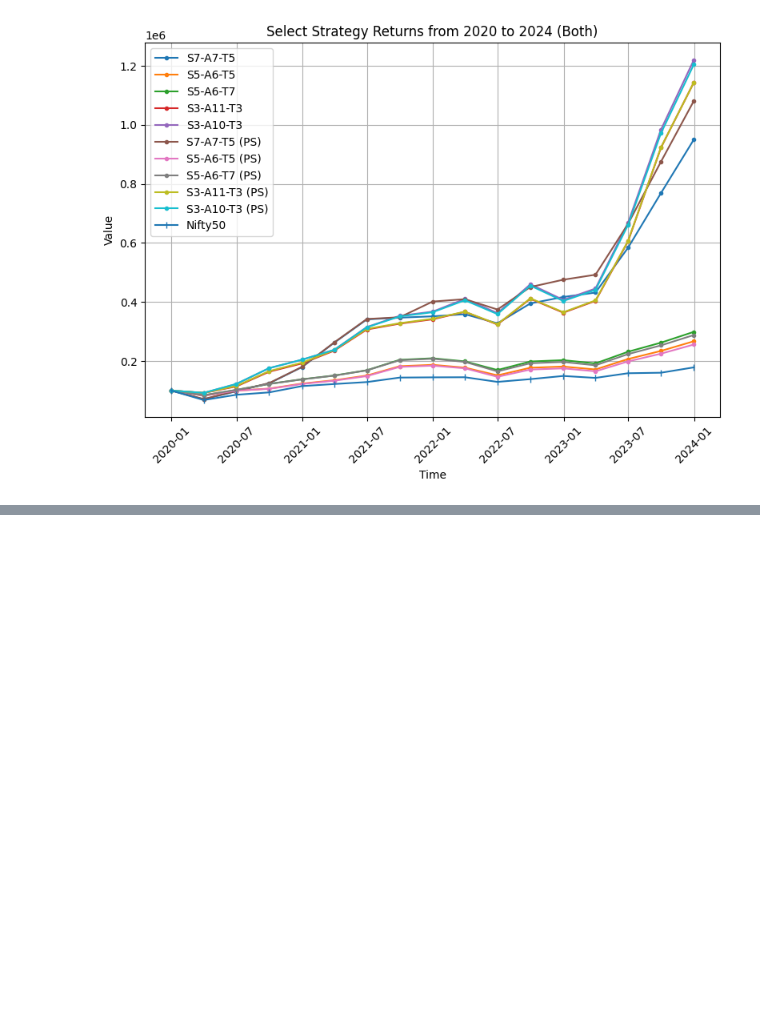
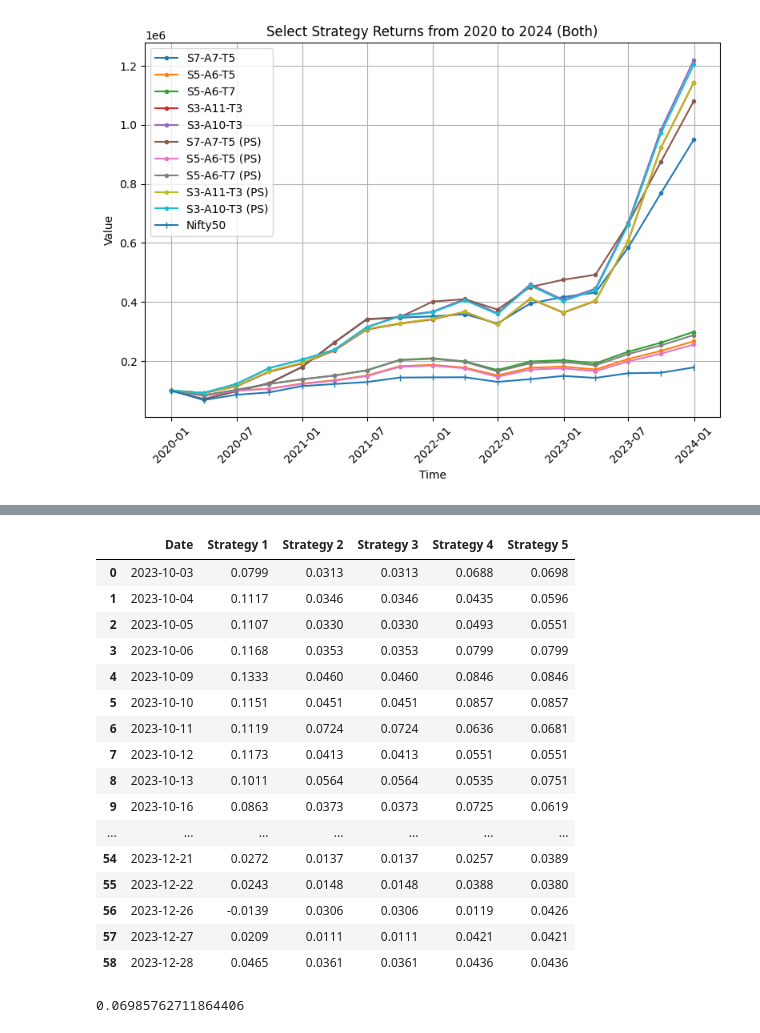
Before and after one commit to oomrawat/Portfolio-Project-FSP, a Jupyter notebook: notebooks/backtesting_results_visualisation_2.ipynb, the cells around one changed output, grey strips where cells are left out. Cells and saved outputs as stored; diff of their text form; code cells hidden in the pictures; blank space fills up the shorter version.

```diff
--- a/notebooks/backtesting_results_visualisation_2.ipynb
+++ b/notebooks/backtesting_results_visualisation_2.ipynb
@@ -1169,0 +1373,44 @@ df_backup[df_backup['Strategy_Combination'].isin(abcd)].sort_values(by='Strategy
+# %%
+df_density_plot = pd.DataFrame(columns=['Date','Strategy 1','Strategy 2','Strategy 3','Strategy 4','Strategy 5'])
+
+df_density_plot['Date'] = backtesting_buying_dates_for_1q_hold_
+
+i = 1
+for strategy, returns in strategy_sell_price_dict.items():
+    if (sum(returns)/len(returns)) > nifty50:
+        # print(strategy, (sum(returns)/len(returns)))
+        super_super_strategies.append(strategy)
+
+        strategy = ast.literal_eval(strategy)
+        ss = math.ceil(strategy[0]/2)
+        wa = strategy[1]
+        atf = strategy[2]
+        label = f'S{ss}-A{wa}-T{atf}'
+        df_density_plot[f'Strategy {i}'] = returns
+        i += 1
+
+df_density_plot.to_csv('../data/density_plot_data.csv', index=False)
+
+df_density_plot
+# %% [output]
+|  | Date | Strategy 1 | Strategy 2 | Strategy 3 | Strategy 4 | Strategy 5 |
+| 0 | 2023-10-03 | 0.0799 | 0.0313 | 0.0313 | 0.0688 | 0.0698 |
+| 1 | 2023-10-04 | 0.1117 | 0.0346 | 0.0346 | 0.0435 | 0.0596 |
+| 2 | 2023-10-05 | 0.1107 | 0.0330 | 0.0330 | 0.0493 | 0.0551 |
+| 3 | 2023-10-06 | 0.1168 | 0.0353 | 0.0353 | 0.0799 | 0.0799 |
+| 4 | 2023-10-09 | 0.1333 | 0.0460 | 0.0460 | 0.0846 | 0.0846 |
+| 5 | 2023-10-10 | 0.1151 | 0.0451 | 0.0451 | 0.0857 | 0.0857 |
+| 6 | 2023-10-11 | 0.1119 | 0.0724 | 0.0724 | 0.0636 | 0.0681 |
+| 7 | 2023-10-12 | 0.1173 | 0.0413 | 0.0413 | 0.0551 | 0.0551 |
+| 8 | 2023-10-13 | 0.1011 | 0.0564 | 0.0564 | 0.0535 | 0.0751 |
+| 9 | 2023-10-16 | 0.0863 | 0.0373 | 0.0373 | 0.0725 | 0.0619 |
+| ... | ... | ... | ... | ... | ... | ... |
+| 54 | 2023-12-21 | 0.0272 | 0.0137 | 0.0137 | 0.0257 | 0.0389 |
+| 55 | 2023-12-22 | 0.0243 | 0.0148 | 0.0148 | 0.0388 | 0.0380 |
+| 56 | 2023-12-26 | -0.0139 | 0.0306 | 0.0306 | 0.0119 | 0.0426 |
+| 57 | 2023-12-27 | 0.0209 | 0.0111 | 0.0111 | 0.0421 | 0.0421 |
+| 58 | 2023-12-28 | 0.0465 | 0.0361 | 0.0361 | 0.0436 | 0.0436 |
+# %%
+df_density_plot['Strategy 5'].mean()
+# %% [output]
+0.06985762711864406
```
Also changed, not shown: parts of 13 cells of this notebook, 8 other files.
